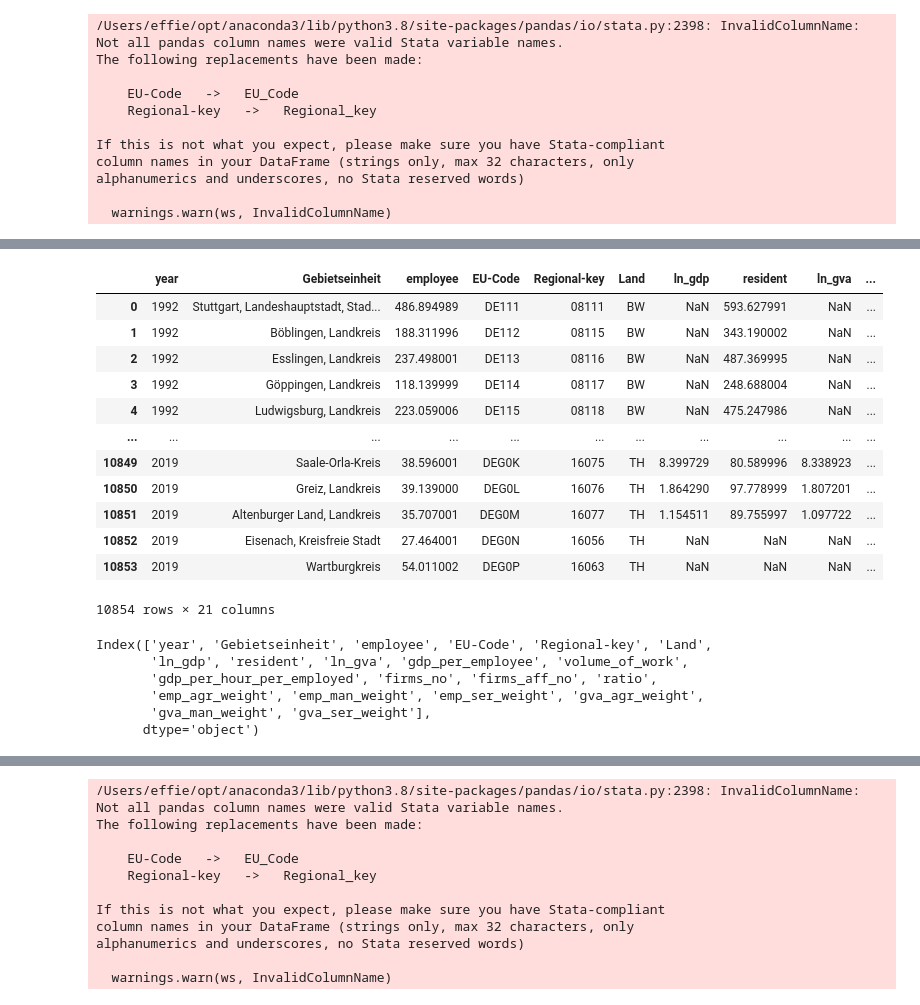
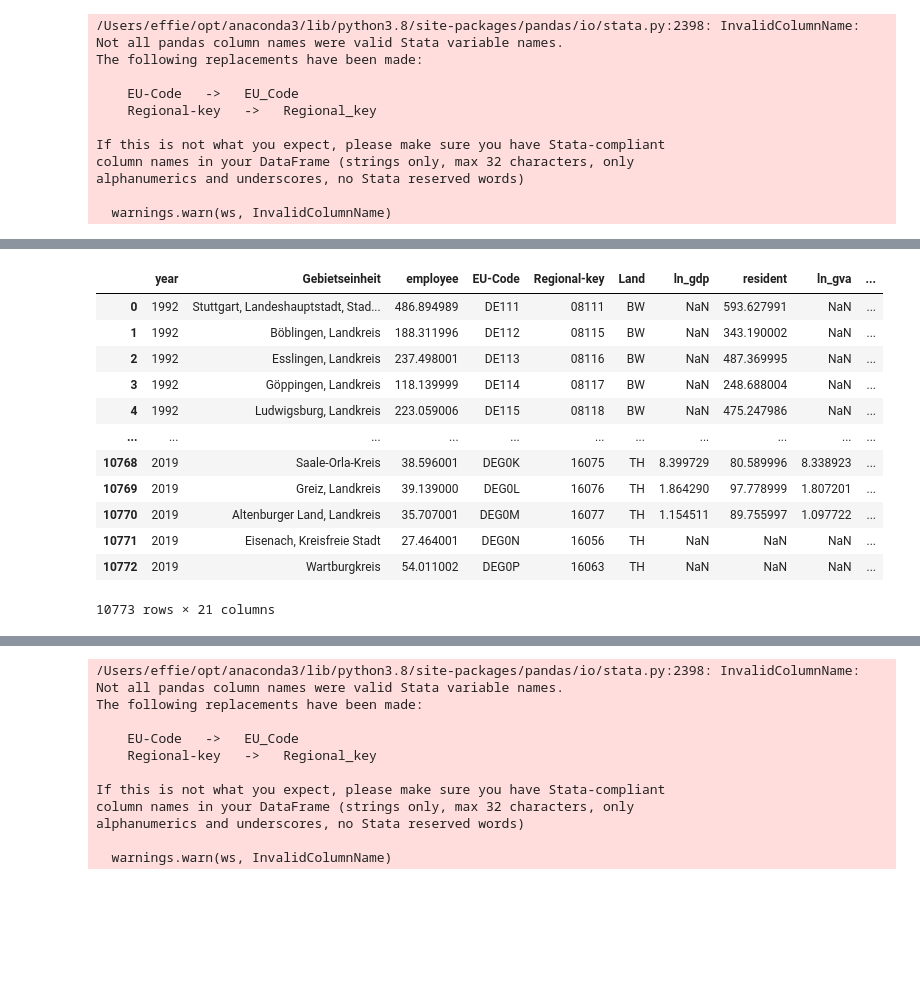
Before and after one commit to effieHAN/research_module, a Jupyter notebook: code/county/data_clean_county.ipynb, the cells around one changed output, grey strips where cells are left out. Saved outputs shown, nothing was run; the diff lists cells and outputs as text; code cells hidden in the pictures; blank space fills up the shorter version.

```diff
--- a/code/county/data_clean_county.ipynb
+++ b/code/county/data_clean_county.ipynb
@@ -651,38 +600,27 @@ data_8
-# %%
-gva_industry["gva_agr_weight"]=gva_industry["ind_agr"]/np.sum(gva_industry["ind_agr"]+gva_industry["ind_man"]+gva_industry["ind_ser"])
-gva_industry["gva_man_weight"]=gva_industry["ind_man"]/np.sum(gva_industry["ind_agr"]+gva_industry["ind_man"]+gva_industry["ind_ser"])
-gva_industry["gva_ser_weight"]=gva_industry["ind_ser"]/np.sum(gva_industry["ind_agr"]+gva_industry["ind_man"]+gva_industry["ind_ser"])
-gva_weight=gva_industry[["gva_agr_weight","gva_man_weight","gva_ser_weight","Gebietseinheit","year"]]
-
-data_9= pd.merge(
-    left=data_8,
-    right=gva_weight,
-    on=['Gebietseinheit','year'],
-    how='left'
-)
-data_9
-# %% [output]
-|  | year | Gebietseinheit | employee | EU-Code | Regional-key | Land | ln_gdp | resident | ln_gva | ... |
-| 0 | 1992 | Stuttgart, Landeshauptstadt, Stad... | 486.894989 | DE111 | 08111 | BW | NaN | 593.627991 | NaN | ... |
-| 1 | 1992 | Böblingen, Landkreis | 188.311996 | DE112 | 08115 | BW | NaN | 343.190002 | NaN | ... |
-| 2 | 1992 | Esslingen, Landkreis | 237.498001 | DE113 | 08116 | BW | NaN | 487.369995 | NaN | ... |
-| 3 | 1992 | Göppingen, Landkreis | 118.139999 | DE114 | 08117 | BW | NaN | 248.688004 | NaN | ... |
-| 4 | 1992 | Ludwigsburg, Landkreis | 223.059006 | DE115 | 08118 | BW | NaN | 475.247986 | NaN | ... |
-| ... | ... | ... | ... | ... | ... | ... | ... | ... | ... | ... |
-| 10849 | 2019 | Saale-Orla-Kreis | 38.596001 | DEG0K | 16075 | TH | 8.399729 | 80.589996 | 8.338923 | ... |
-| 10850 | 2019 | Greiz, Landkreis | 39.139000 | DEG0L | 16076 | TH | 1.864290 | 97.778999 | 1.807201 | ... |
-| 10851 | 2019 | Altenburger Land, Landkreis | 35.707001 | DEG0M | 16077 | TH | 1.154511 | 89.755997 | 1.097722 | ... |
-| 10852 | 2019 | Eisenach, Kreisfreie Stadt | 27.464001 | DEG0N | 16056 | TH | NaN | NaN | NaN | ... |
-| 10853 | 2019 | Wartburgkreis | 54.011002 | DEG0P | 16063 | TH | NaN | NaN | NaN | ... |
-10854 rows × 21 columns
-# %%
-data_9.columns
-# %% [output]
-Index(['year', 'Gebietseinheit', 'employee', 'EU-Code', 'Regional-key', 'Land',
-       'ln_gdp', 'resident', 'ln_gva', 'gdp_per_employee', 'volume_of_work',
-       'gdp_per_hour_per_employed', 'firms_no', 'firms_aff_no', 'ratio',
-       'emp_agr_weight', 'emp_man_weight', 'emp_ser_weight', 'gva_agr_weight',
-       'gva_man_weight', 'gva_ser_weight'],
-      dtype='object')
+# %%
+gva_weight=gva_industry[["ind_agr","ind_man","ind_ser","Gebietseinheit","year"]]
+
+data_9= pd.merge(
+    left=data_8,
+    right=gva_weight,
+    on=['Gebietseinheit','year'],
+    how='left'
+)
+data_9=data_9.rename(columns={"ind_agr":"gva_agr","ind_man":"gva_man","ind_ser":"gva_ser"})
+data_9
+# %% [output]
+|  | year | Gebietseinheit | employee | EU-Code | Regional-key | Land | ln_gdp | resident | ln_gva | ... |
+| 0 | 1992 | Stuttgart, Landeshauptstadt, Stad... | 486.894989 | DE111 | 08111 | BW | NaN | 593.627991 | NaN | ... |
+| 1 | 1992 | Böblingen, Landkreis | 188.311996 | DE112 | 08115 | BW | NaN | 343.190002 | NaN | ... |
+| 2 | 1992 | Esslingen, Landkreis | 237.498001 | DE113 | 08116 | BW | NaN | 487.369995 | NaN | ... |
+| 3 | 1992 | Göppingen, Landkreis | 118.139999 | DE114 | 08117 | BW | NaN | 248.688004 | NaN | ... |
+| 4 | 1992 | Ludwigsburg, Landkreis | 223.059006 | DE115 | 08118 | BW | NaN | 475.247986 | NaN | ... |
+| ... | ... | ... | ... | ... | ... | ... | ... | ... | ... | ... |
+| 10768 | 2019 | Saale-Orla-Kreis | 38.596001 | DEG0K | 16075 | TH | 8.399729 | 80.589996 | 8.338923 | ... |
+| 10769 | 2019 | Greiz, Landkreis | 39.139000 | DEG0L | 16076 | TH | 1.864290 | 97.778999 | 1.807201 | ... |
+| 10770 | 2019 | Altenburger Land, Landkreis | 35.707001 | DEG0M | 16077 | TH | 1.154511 | 89.755997 | 1.097722 | ... |
+| 10771 | 2019 | Eisenach, Kreisfreie Stadt | 27.464001 | DEG0N | 16056 | TH | NaN | NaN | NaN | ... |
+| 10772 | 2019 | Wartburgkreis | 54.011002 | DEG0P | 16063 | TH | NaN | NaN | NaN | ... |
+10773 rows × 21 columns
 # %%
 data_9=data_9[['year', 'Gebietseinheit', 'EU-Code', 'Regional-key', 'Land','employee',
```
Also changed, not shown: parts of 17 cells of this notebook, 15 other files.
